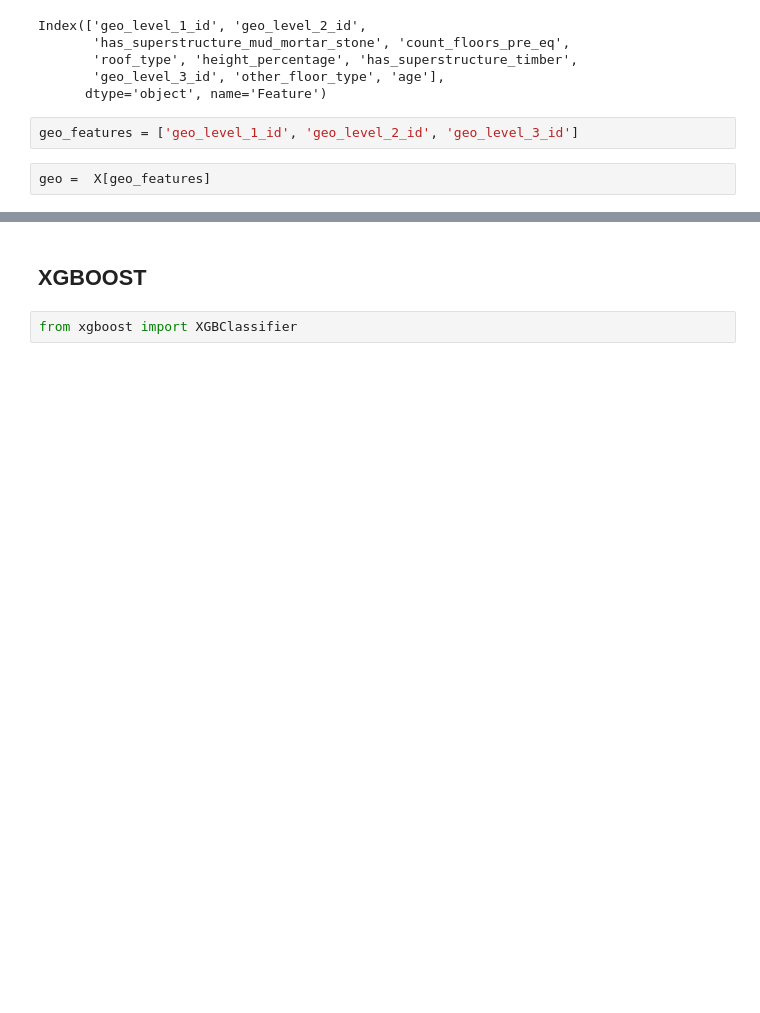
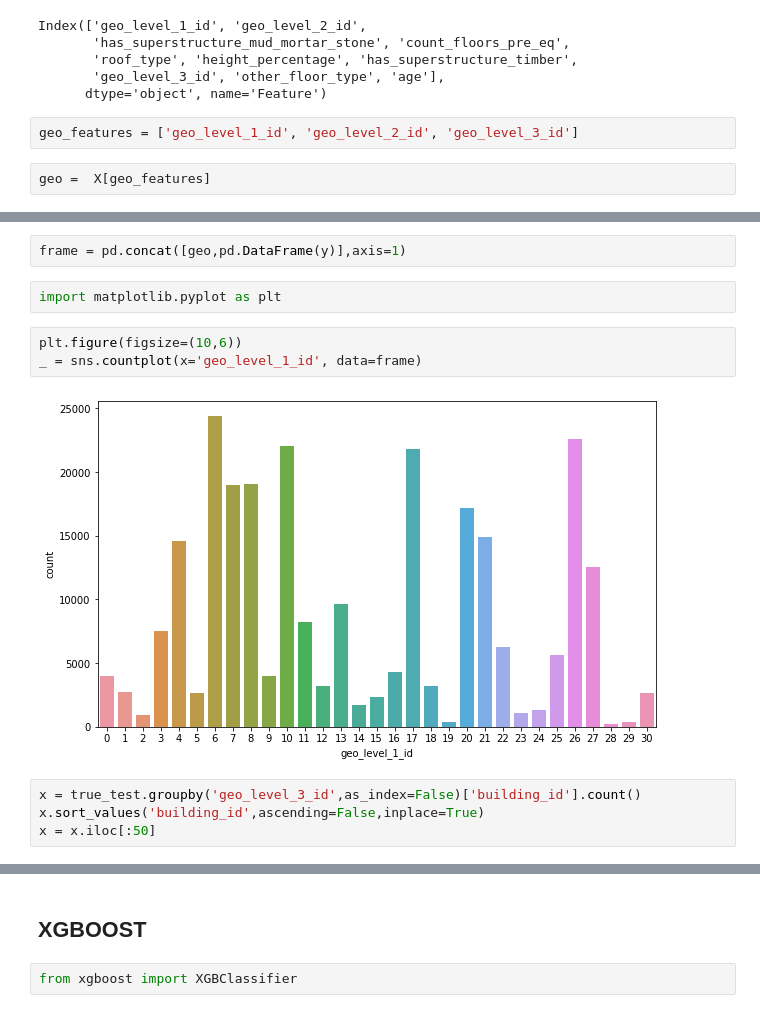
Before and after one commit to alan-flint/Richter-DrivenData, a Jupyter notebook: src/NB_DataCheck.ipynb, the cells around one changed output, grey strips where cells are left out. Cells and saved outputs as stored; diff of their text form; blank space fills up the shorter version.

```diff
--- a/src/NB_DataCheck.ipynb
+++ b/src/NB_DataCheck.ipynb
@@ -210,0 +210,13 @@ dtype: int64
+# %%
+frame = pd.concat([geo,pd.DataFrame(y)],axis=1)
+# %%
+import matplotlib.pyplot as plt
+# %%
+plt.figure(figsize=(10,6))
+_ = sns.countplot(x='geo_level_1_id', data=frame)
+# %% [output]
+[figure, added]
+# %%
+x = true_test.groupby('geo_level_3_id',as_index=False)['building_id'].count()
+x.sort_values('building_id',ascending=False,inplace=True)
+x = x.iloc[:50]
```
Also changed, not shown: parts of 37 cells of this notebook, 2 other files.
